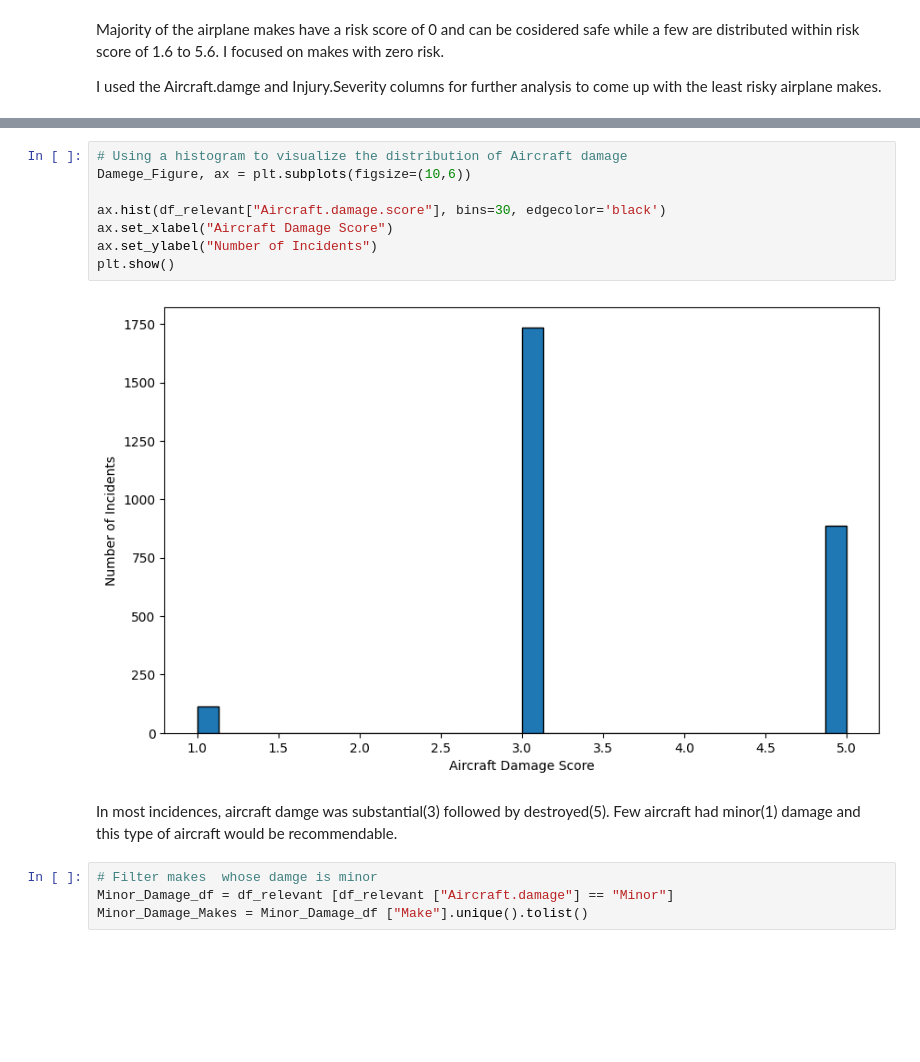
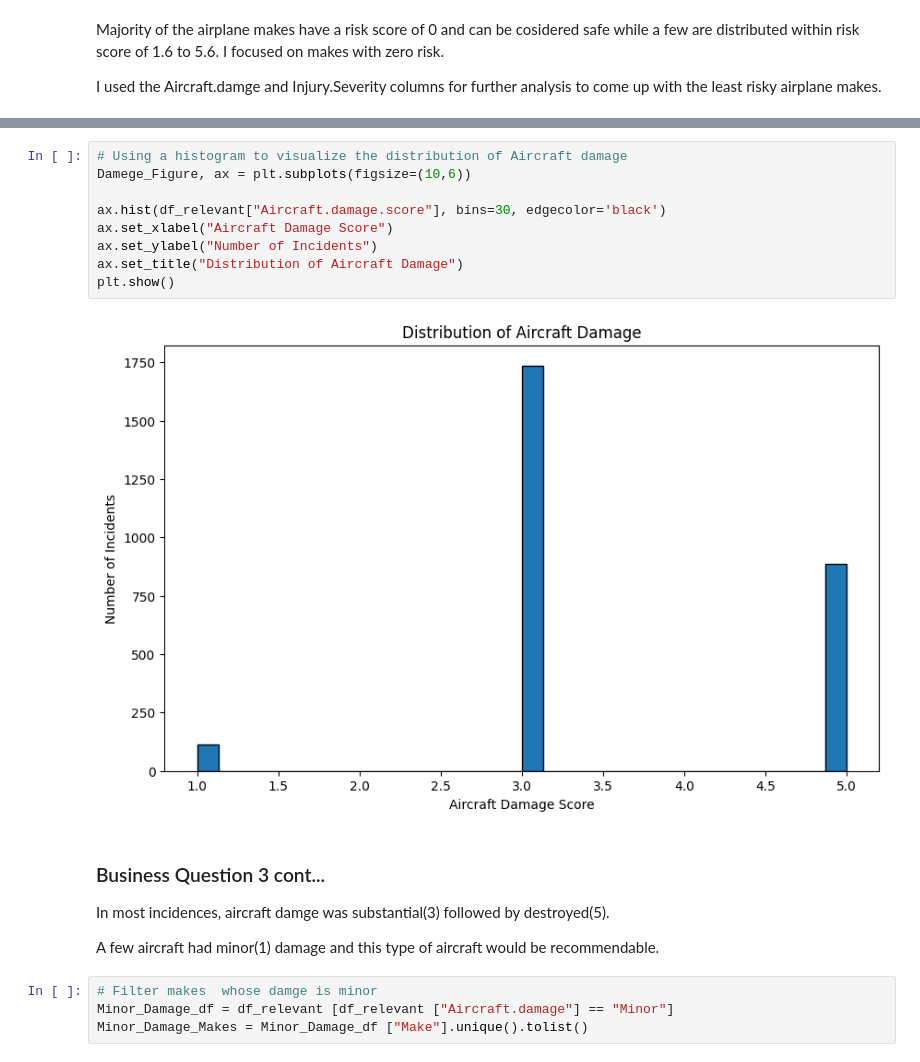
Before and after one commit to clivekinyanjui/DS-Phase1-Project, a Jupyter notebook: aircraftproject.ipynb, the cells around one changed output, grey strips where cells are left out. Drawn from its saved outputs; the diff is of its cells as text; blank space fills up the shorter version.

```diff
--- a/aircraftproject.ipynb
+++ b/aircraftproject.ipynb
@@ -204,15 +232,20 @@ I used the Aircraft.damge and Injury.Severity columns for further analysis to co
 # %%
 # Using a histogram to visualize the distribution of Aircraft damage
 Damege_Figure, ax = plt.subplots(figsize=(10,6))
 
 ax.hist(df_relevant["Aircraft.damage.score"], bins=30, edgecolor='black')
 ax.set_xlabel("Aircraft Damage Score")
 ax.set_ylabel("Number of Incidents")
+ax.set_title("Distribution of Aircraft Damage")
 plt.show()
 # %% [output]
-[figure, old version]
+[figure, new version]
 # %% [markdown]
-In most incidences, aircraft damge was substantial(3) followed by destroyed(5). Few aircraft had minor(1) damage and this type of aircraft would be recommendable.
+### Business Question 3 cont...
+
+In most incidences, aircraft damge was substantial(3) followed by destroyed(5).
+
+A few aircraft had minor(1) damage and this type of aircraft would be recommendable.
 # %%
 # Filter makes  whose damge is minor
 Minor_Damage_df = df_relevant [df_relevant ["Aircraft.damage"] == "Minor"]
```
Also changed, not shown: parts of 12 cells of this notebook, 6 other files.
